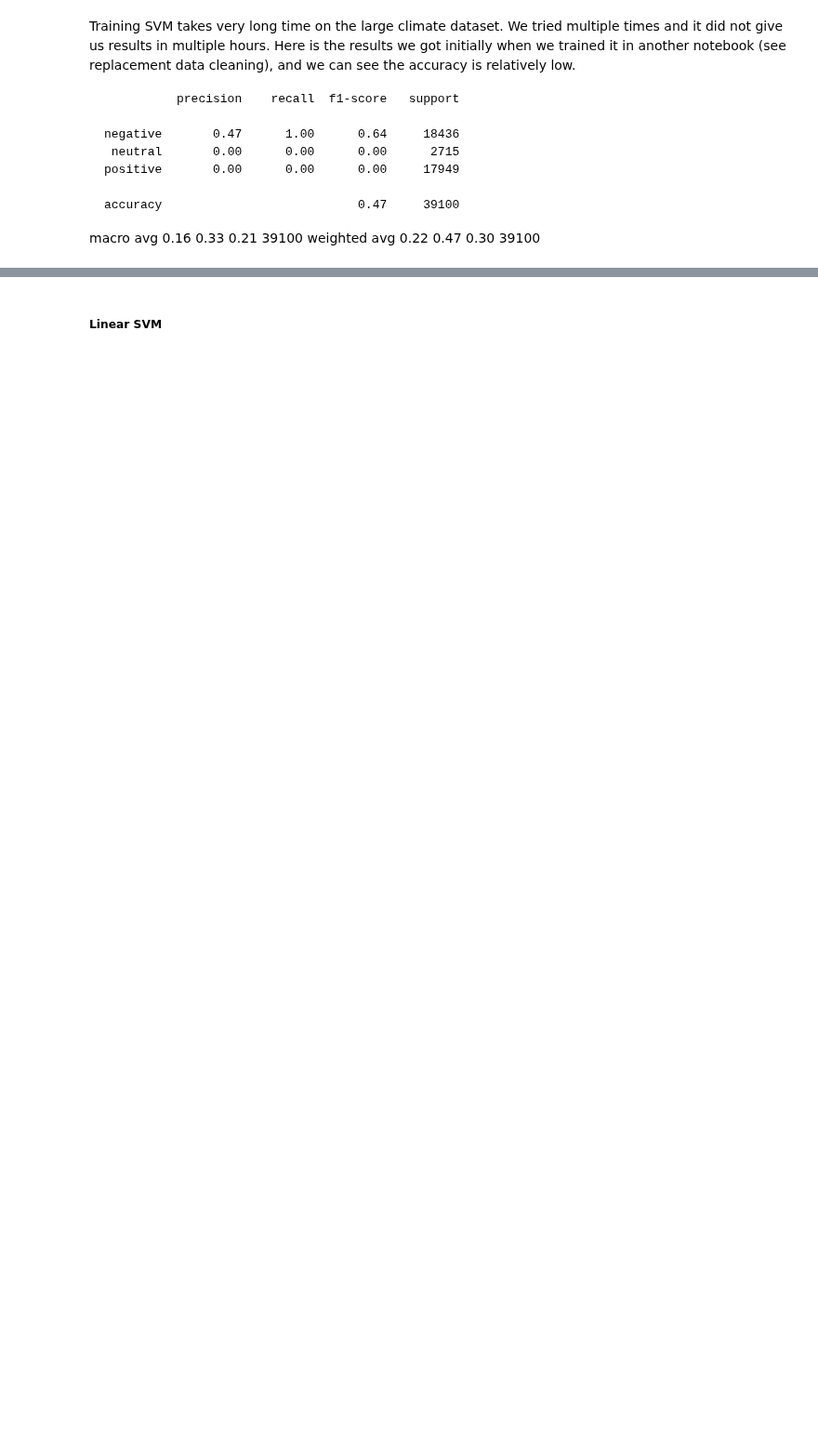
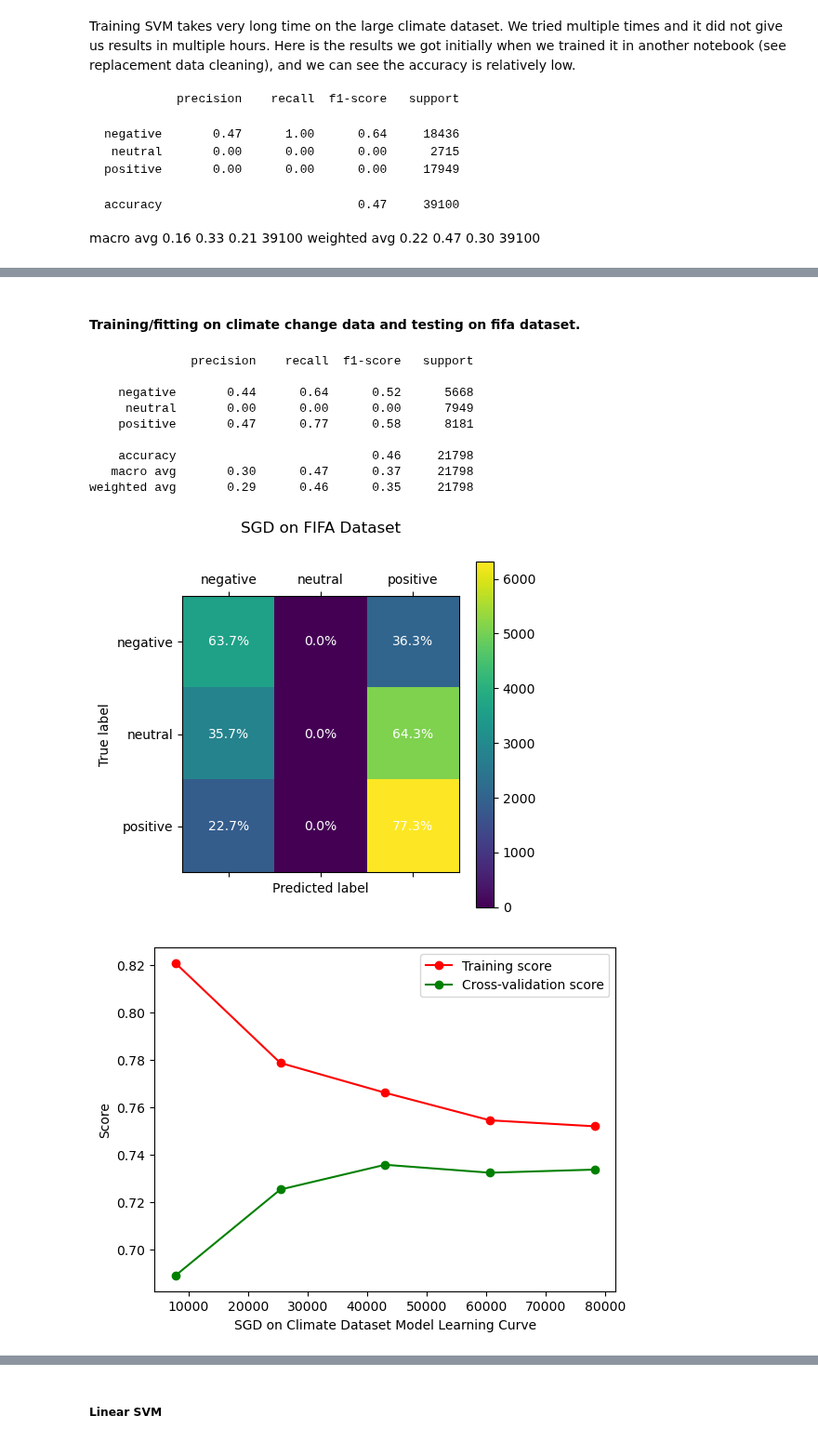
Before and after one commit to COGS118A/Group026-Wi23, a Jupyter notebook: COGS118A model training.ipynb, the cells around one changed output, grey strips where cells are left out. Shown at 93% size. Saved outputs shown, nothing was run; the diff lists cells and outputs as text; code cells hidden in the pictures; blank space fills up the shorter version.

```diff
--- a/COGS118A model training.ipynb
+++ b/COGS118A model training.ipynb
@@ -631 +710,29 @@ weighted avg       0.74      0.74      0.73     39100
+# %% [markdown]
+#### Training/fitting on climate change data and testing on fifa dataset.
+# %%
+from sklearn.linear_model import SGDClassifier
+
+fifa_path = 'en_fifa_df.csv'
+
+X_train, Y_train, X_test, Y_test, countVectorizer, tf_transformer = train_model2(climate_dataset_path, fifa_path)
+
+clf_sdg_climate = SGDClassifier(loss="hinge", penalty="l2", max_iter=5).fit(X_train, Y_train)
+
+sdg_climate_report = test_model(clf_sdg_climate, X_test, Y_test, countVectorizer, tf_transformer)
+
+plot_confusion_matrix(clf_sdg_climate, X_test, Y_test, 'SGD on FIFA Dataset', countVectorizer, tf_transformer)
+
+plot_learning_curve(clf_sdg_climate, X_train, Y_train, 'SGD on Climate Dataset')
+# %% [output]
+              precision    recall  f1-score   support
+
+    negative       0.44      0.64      0.52      5668
+     neutral       0.00      0.00      0.00      7949
+    positive       0.47      0.77      0.58      8181
+
+    accuracy                           0.46     21798
+   macro avg       0.30      0.47      0.37     21798
+weighted avg       0.29      0.46      0.35     21798
+[figure, added]
+[figure, added]
 # %% [markdown]
```
Also changed, not shown: parts of 25 cells of this notebook.
